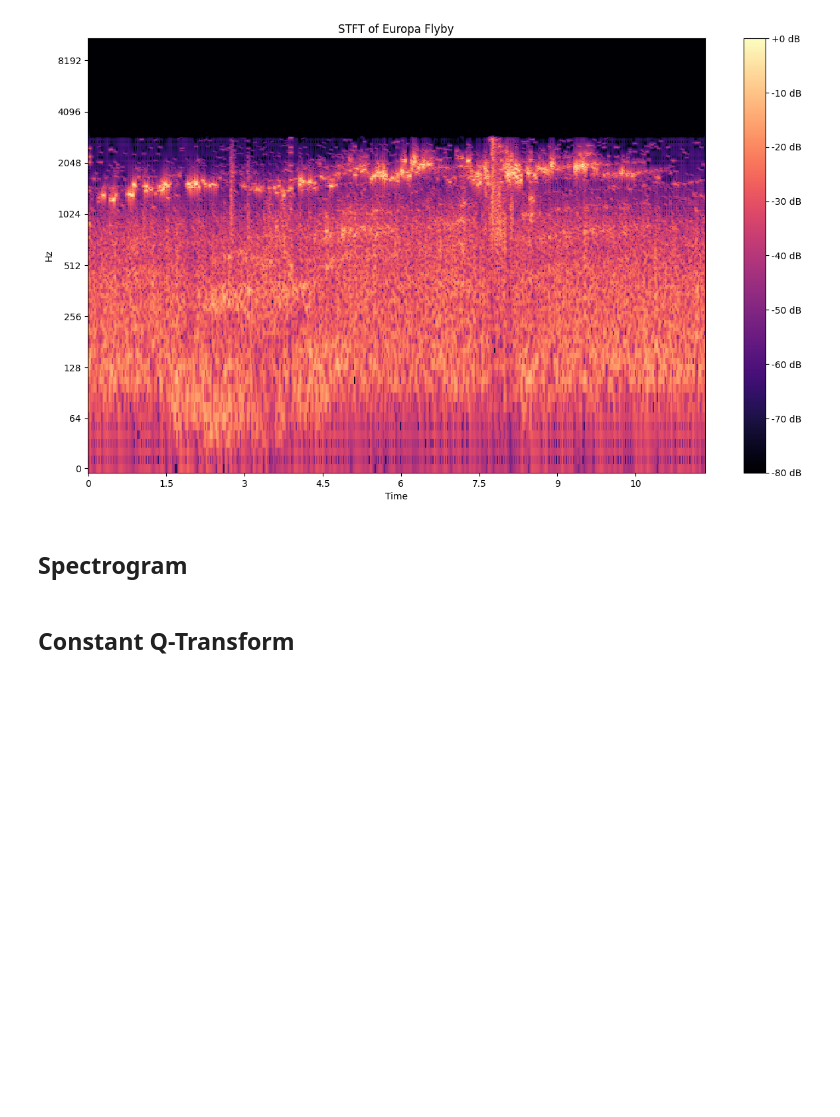
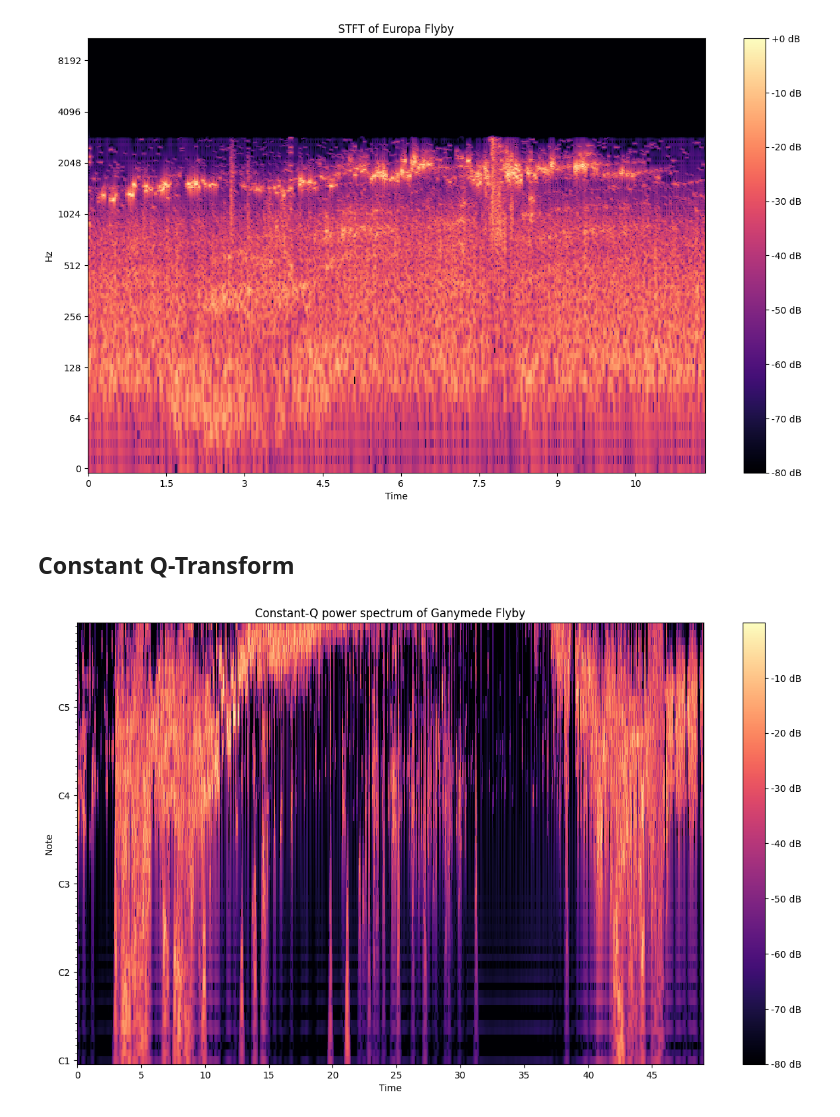
Before and after one commit to Bryan-Az/FeatureEngineering, a Jupyter notebook: Juno_Mission.ipynb, the cells around one changed output. Drawn from its saved outputs; the diff is of its cells as text; code cells hidden in the pictures; blank space fills up the shorter version.

```diff
--- a/Juno_Mission.ipynb
+++ b/Juno_Mission.ipynb
@@ -94,7 +99,51 @@ plot_stft_flyby('Ganymede')
 plot_stft_flyby('Europa')
 # %% [output]
 [figure]
-# %% [markdown]
-## Spectrogram
 # %% [markdown]
 ## Constant Q-Transform
+# %%
+def plot_cqt_flyby(moon, frequency_res_factor=1):
+    audio_features = create_beat_features(moon)
+    # scaling the frequency to fit the plot
+    # Given values from create_beat_features
+    sr = audio_features['sr']  # sample rate
+    fmin = librosa.note_to_hz('C1')  # minimum frequency
+    bins_per_octave = 12 # 12 bins per octave
+
+    # Nyquist limit
+    nyquist = sr / 2
+
+    # Maximum number of bins
+    n_bins_default = 60
+    n_bins_max = np.floor(bins_per_octave * np.log2(nyquist / fmin))  # the highest bin count without exceeding Nyquist
+
+    n_bins = int(n_bins_max)
+    if (frequency_res_factor >= 1) and (frequency_res_factor < 1.7):
+        if frequency_res_factor == 1:
+            n_bins = int(n_bins_default)
+        else:
+            n_bins_var = int(n_bins_default * frequency_res_factor)
+            if n_bins_var > n_bins_max:
+                print('n_bins_var exceeds Nyquist limit, setting n_bins to n_bins_max')
+                n_bins = int(n_bins_max)
+                scale_factor = int(n_bins / n_bins_default)
+                bins_per_octave *= scale_factor
+            else:
+                n_bins = n_bins_var
+                bins_per_octave = int(bins_per_octave * frequency_res_factor)
+        C = np.abs(librosa.cqt(y=audio_features['y'], sr=audio_features['sr'], fmin=librosa.note_to_hz('C1'), n_bins= n_bins, bins_per_octave=bins_per_octave))
+        #plot a single fig, ax
+        fig, ax = plt.subplots()
+        #increase size of the plot
+        fig.set_size_inches(15, 8.5)
+        img = librosa.display.specshow(librosa.amplitude_to_db(C, ref=np.max),
+                                       sr=audio_features['sr'], x_axis='time', y_axis='cqt_note', ax=ax)
+        # set title
+        ax.set(title='Constant-Q power spectrum of ' + moon + ' Flyby')
+        fig.colorbar(img, ax=ax, format="%+2.0f dB")
+    else:
+        print('frequency_res_factor must b int >= 1 and < 1.7')
+# %%
+plot_cqt_flyby('Ganymede')
+# %% [output]
+[figure, added]
```
Also changed, not shown: parts of 4 cells of this notebook.
